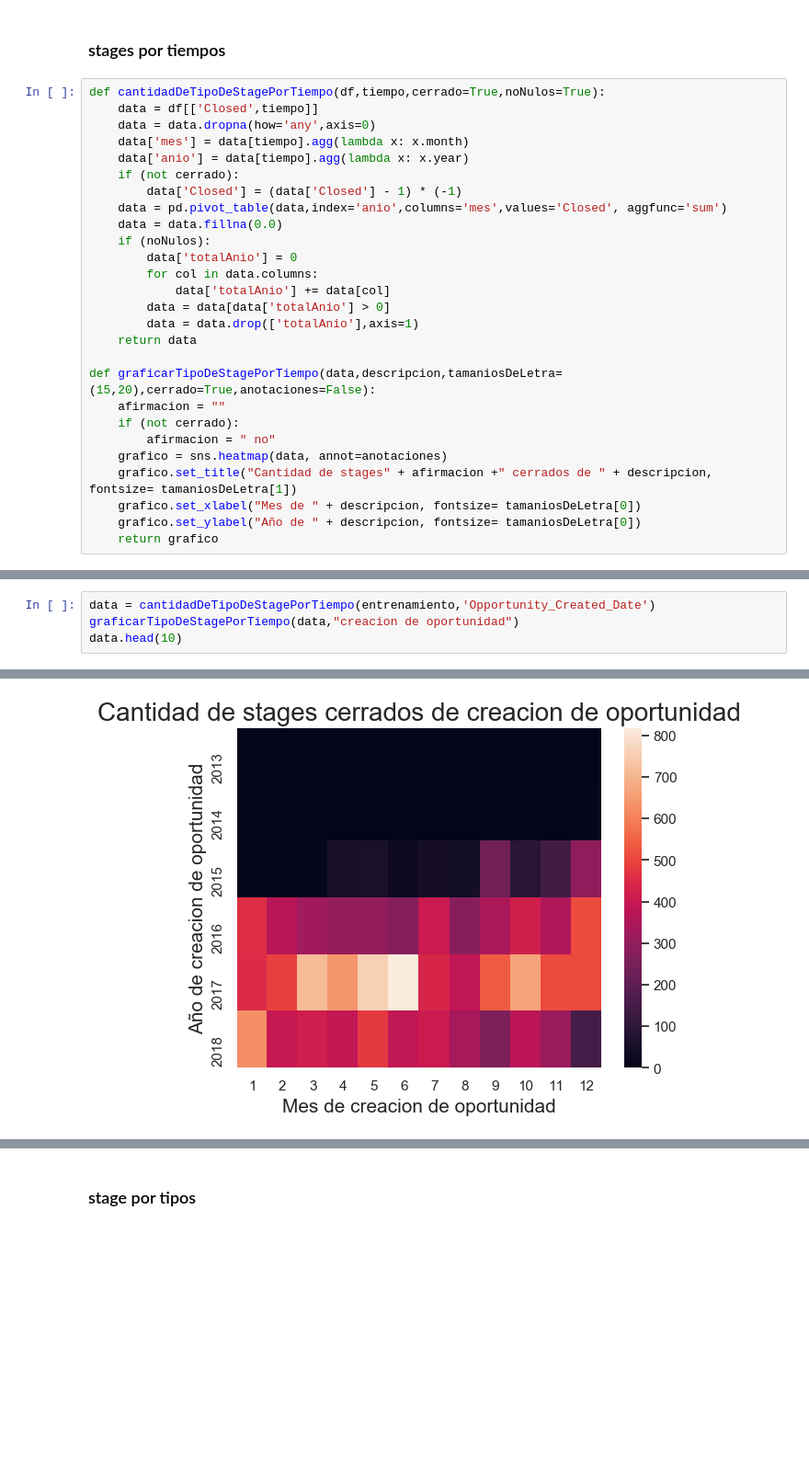
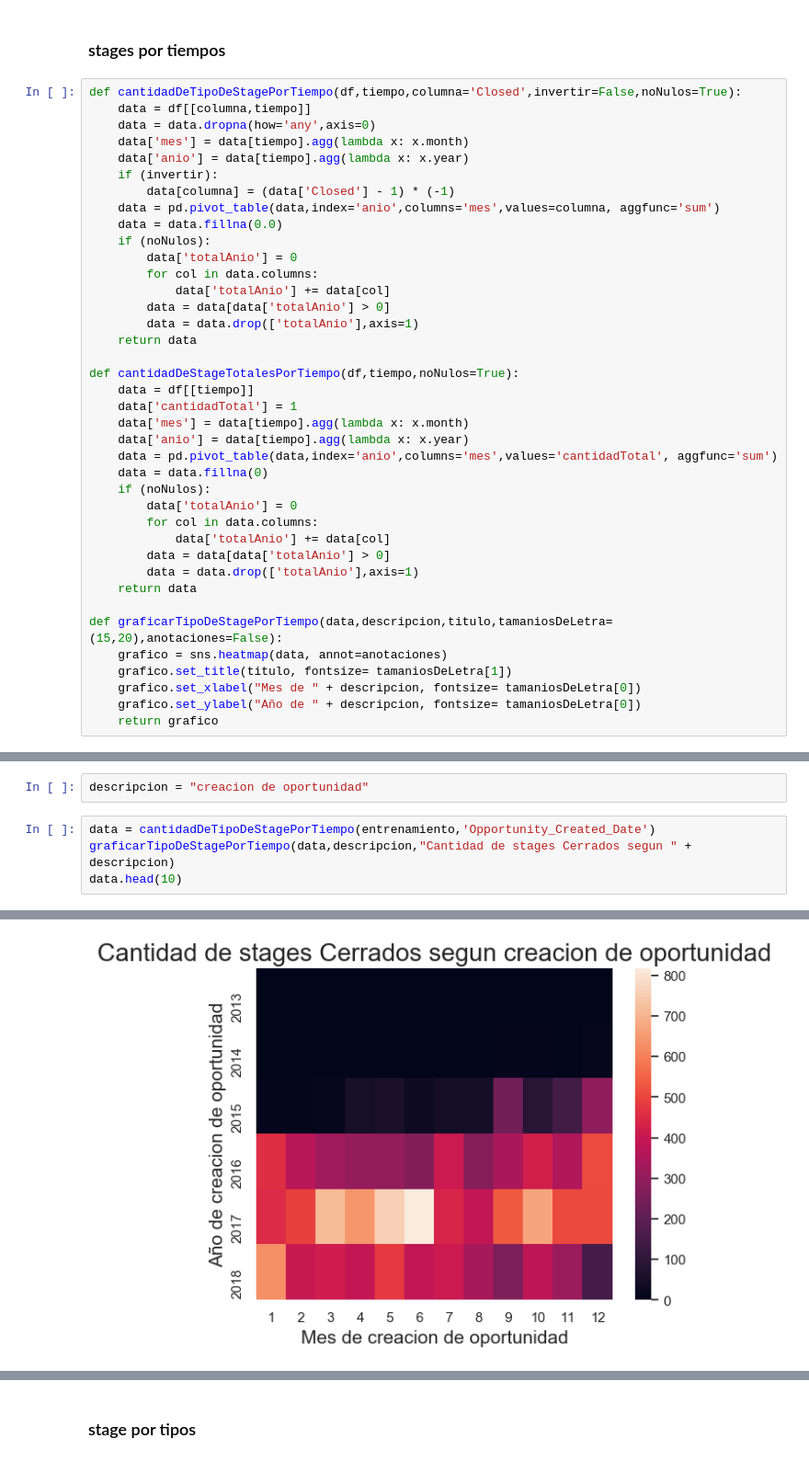
Before and after one commit to GIBelletti/TP1-datos, a Jupyter notebook: TP1.ipynb, the cells around one changed output, grey strips where cells are left out. Shown at 92% size. Cells and saved outputs as stored; diff of their text form; blank space fills up the shorter version.

```diff
--- a/TP1.ipynb
+++ b/TP1.ipynb
@@ -219,14 +228,14 @@ Name: Stage, dtype: float64
 # %% [markdown]
 ### stages por tiempos
 # %%
-def cantidadDeTipoDeStagePorTiempo(df,tiempo,cerrado=True,noNulos=True):
-    data = df[['Closed',tiempo]]
+def cantidadDeTipoDeStagePorTiempo(df,tiempo,columna='Closed',invertir=False,noNulos=True):
+    data = df[[columna,tiempo]]
     data = data.dropna(how='any',axis=0)
     data['mes'] = data[tiempo].agg(lambda x: x.month)
     data['anio'] = data[tiempo].agg(lambda x: x.year)
-    if (not cerrado):
-        data['Closed'] = (data['Closed'] - 1) * (-1)
-    data = pd.pivot_table(data,index='anio',columns='mes',values='Closed', aggfunc='sum')
+    if (invertir):
+        data[columna] = (data['Closed'] - 1) * (-1)
+    data = pd.pivot_table(data,index='anio',columns='mes',values=columna, aggfunc='sum')
     data = data.fillna(0.0)
     if (noNulos):
         data['totalAnio'] = 0
@@ -236,12 +245,24 @@ def cantidadDeTipoDeStagePorTiempo(df,tiempo,cerrado=True,noNulos=True):
         data = data.drop(['totalAnio'],axis=1)
     return data
 
-def graficarTipoDeStagePorTiempo(data,descripcion,tamaniosDeLetra=(15,20),cerrado=True,anotaciones=False):
-    afirmacion = ""
-    if (not cerrado):
-        afirmacion = " no"
+def cantidadDeStageTotalesPorTiempo(df,tiempo,noNulos=True):
+    data = df[[tiempo]]
+    data['cantidadTotal'] = 1
+    data['mes'] = data[tiempo].agg(lambda x: x.month)
+    data['anio'] = data[tiempo].agg(lambda x: x.year)
+    data = pd.pivot_table(data,index='anio',columns='mes',values='cantidadTotal', aggfunc='sum')
+    data = data.fillna(0)
+    if (noNulos):
+        data['totalAnio'] = 0
+        for col in data.columns:
+            data['totalAnio'] += data[col]
+        data = data[data['totalAnio'] > 0]
+        data = data.drop(['totalAnio'],axis=1)
+    return data
+
+def graficarTipoDeStagePorTiempo(data,descripcion,titulo,tamaniosDeLetra=(15,20),anotaciones=False):
     grafico = sns.heatmap(data, annot=anotaciones)
-    grafico.set_title("Cantidad de stages" + afirmacion +" cerrados de " + descripcion, fontsize= tamaniosDeLetra[1])
+    grafico.set_title(titulo, fontsize= tamaniosDeLetra[1])
     grafico.set_xlabel("Mes de " + descripcion, fontsize= tamaniosDeLetra[0])
     grafico.set_ylabel("Año de " + descripcion, fontsize= tamaniosDeLetra[0])
     return grafico
@@ -248,15 +271,17 @@ def graficarTipoDeStagePorTiempo(data,descripcion,tamaniosDeLetra=(15,20),cerrad
+# %%
+descripcion = "creacion de oportunidad"
 # %%
 data = cantidadDeTipoDeStagePorTiempo(entrenamiento,'Opportunity_Created_Date')
-graficarTipoDeStagePorTiempo(data,"creacion de oportunidad")
+graficarTipoDeStagePorTiempo(data,descripcion,"Cantidad de stages Cerrados segun " + descripcion)
 data.head(10)
 # %% [output]
 | mes | 1 | 2 | 3 | 4 | 5 | 6 | 7 | 8 | 9 | 10 | 11 | ... |
 | anio |  |  |  |  |  |  |  |  |  |  |  | ... |
 | 2013 | 0.00 | 0.00 | 0.00 | 0.00 | 0.00 | 0.00 | 0.00 | 0.00 | 0.00 | 0.00 | 1.00 | ... |
 | 2014 | 0.00 | 0.00 | 3.00 | 0.00 | 3.00 | 2.00 | 2.00 | 2.00 | 9.00 | 7.00 | 0.00 | ... |
 | 2015 | 9.00 | 7.00 | 12.00 | 48.00 | 55.00 | 28.00 | 47.00 | 42.00 | 236.00 | 87.00 | 146.00 | ... |
 | 2016 | 457.00 | 373.00 | 328.00 | 304.00 | 302.00 | 272.00 | 406.00 | 276.00 | 347.00 | 424.00 | 356.00 | ... |
 | 2017 | 452.00 | 490.00 | 714.00 | 641.00 | 758.00 | 818.00 | 440.00 | 387.00 | 534.00 | 670.00 | 508.00 | ... |
 | 2018 | 627.00 | 402.00 | 418.00 | 391.00 | 478.00 | 389.00 | 406.00 | 336.00 | 262.00 | 380.00 | 316.00 | ... |
-[figure, old version]
+[figure, new version]
 # %%
```
Also changed, not shown: parts of 24 cells of this notebook.
